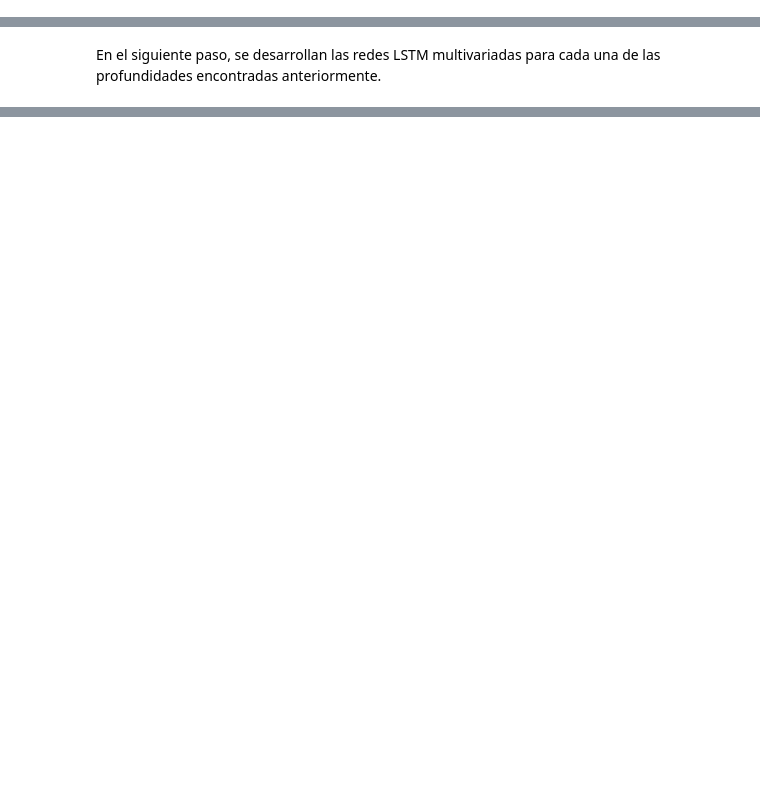
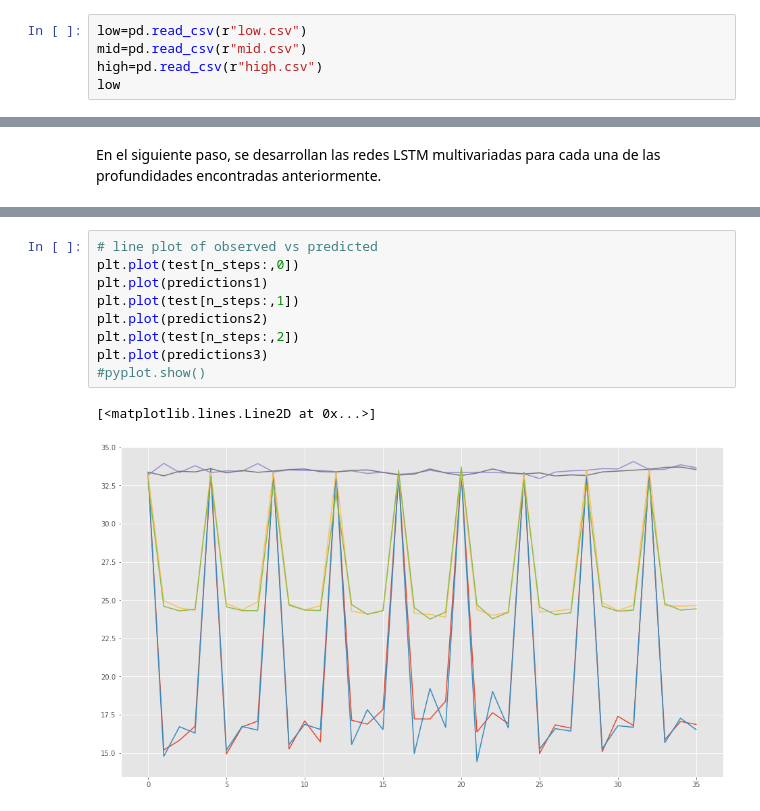
Before and after one commit to Lmdela/Trabajo-de-Mineria-de-Datos, a Jupyter notebook: Redes_LSTM.ipynb, the cells around one changed output, grey strips where cells are left out. Drawn from its saved outputs; the diff is of its cells as text; blank space fills up the shorter version.

```diff
--- a/Redes_LSTM.ipynb
+++ b/Redes_LSTM.ipynb
@@ -112,0 +66,5 @@ highdata
+# %%
+low=pd.read_csv(r"low.csv")
+mid=pd.read_csv(r"mid.csv")
+high=pd.read_csv(r"high.csv")
+low
@@ -239,0 +145,12 @@ for xxxx in range(rangee):
+# %%
+# line plot of observed vs predicted
+plt.plot(test[n_steps:,0])
+plt.plot(predictions1)
+plt.plot(test[n_steps:,1])
+plt.plot(predictions2)
+plt.plot(test[n_steps:,2])
+plt.plot(predictions3)
+#pyplot.show()
+# %% [output]
+[<matplotlib.lines.Line2D at 0x...>]
+[figure, added]
```
Also changed, not shown: parts of 24 cells of this notebook.
